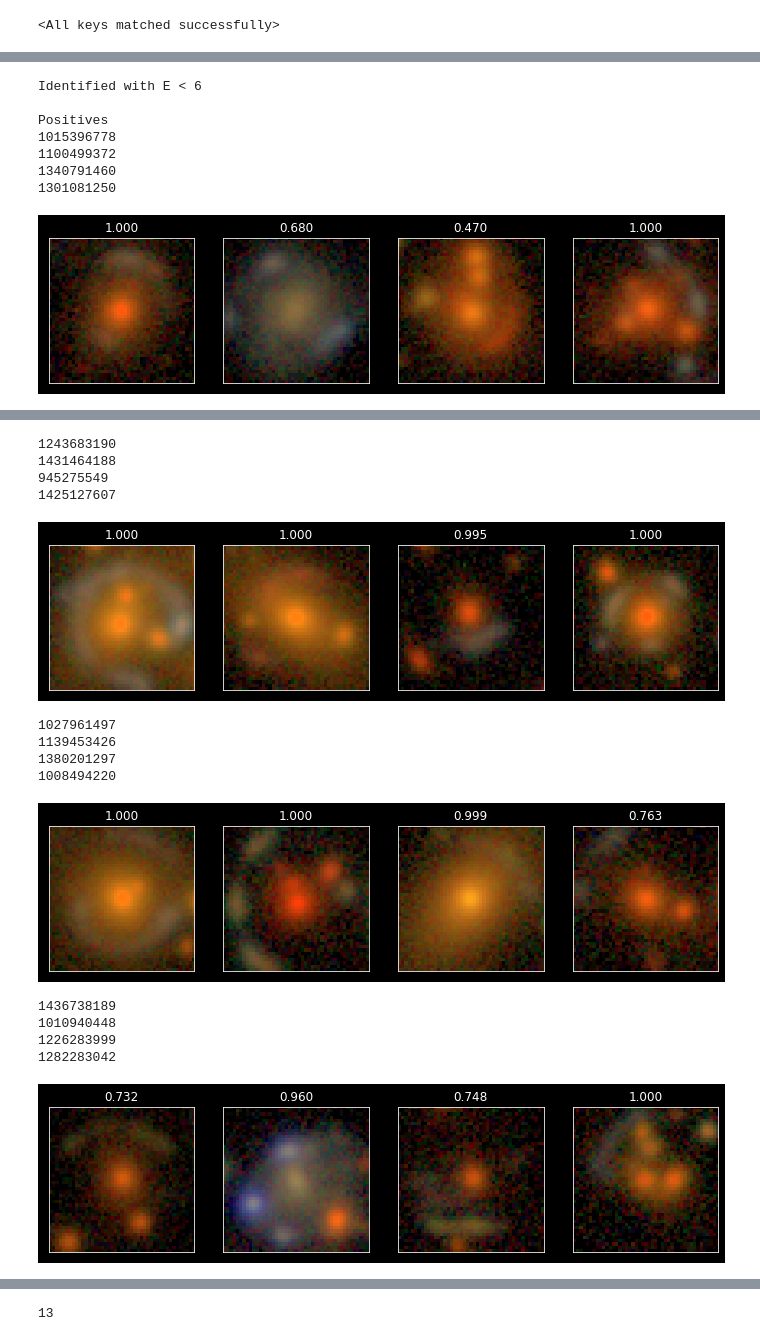
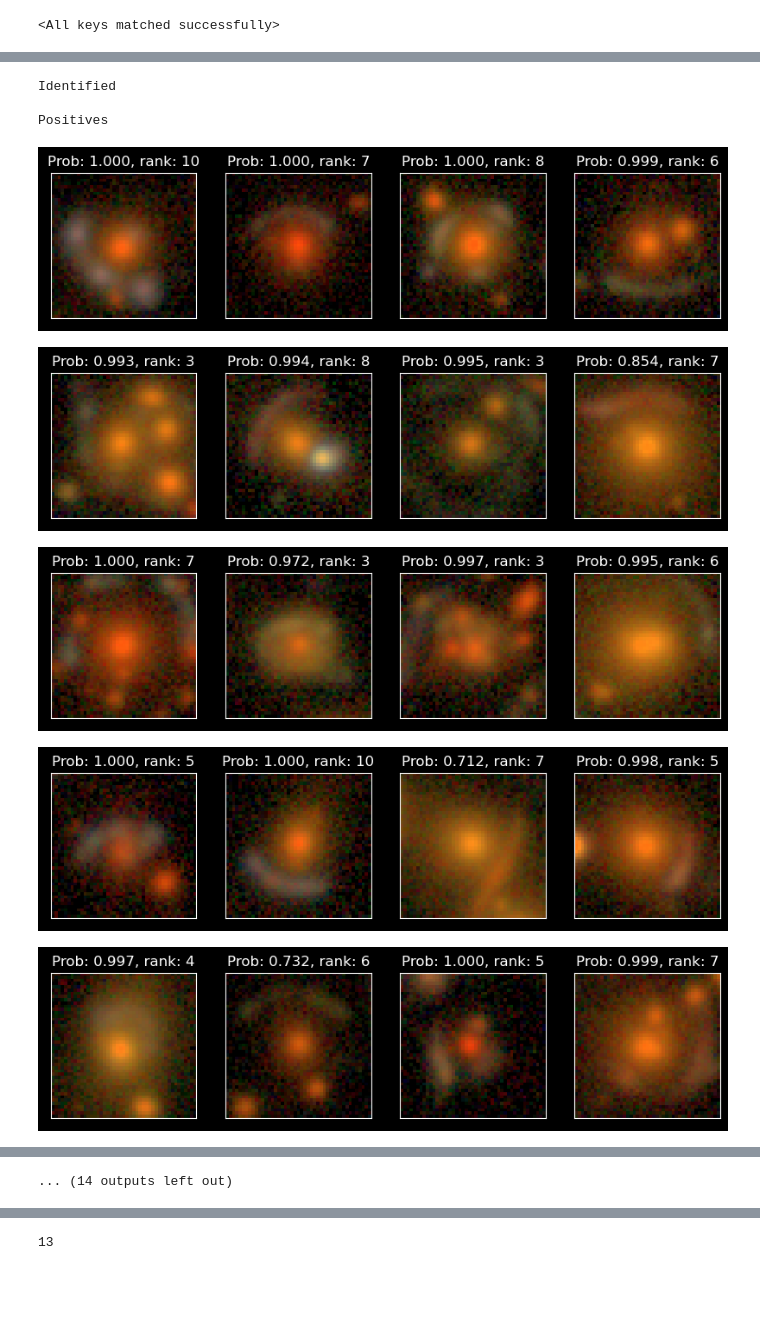
Before and after one commit to JimenaGonzalez/Searching-double-lenses, a Jupyter notebook: vit_cnn_multiclass/Real_lenses_search_Jack.ipynb, the cells around one changed output, grey strips where cells are left out. Saved outputs shown, nothing was run; the diff lists cells and outputs as text; code cells hidden in the pictures; blank space fills up the shorter version.

```diff
--- a/vit_cnn_multiclass/Real_lenses_search_Jack.ipynb
+++ b/vit_cnn_multiclass/Real_lenses_search_Jack.ipynb
@@ -210,18 +210,18 @@ for i in range(len(all_data)):
     wrong_data = wrong_data.append(all_data[i])
 # %%
 #Default threshold of probability
-print('Total: ' + str(len(lenses)))
+n_out = len(right_data[right_data['einstein_radius'] >= 6]) + len(wrong_data[wrong_data['einstein_radius'] >= 6])
+print('Total: {}, with Einstein radius > 6: {}'.format(len(lenses), n_out))
 print('Detected: {}, not detected: {} \n'.format(len(right_data), len(wrong_data)))
 
-print('Not identified lenses with Einstein radius > 6: ' + str(len(wrong_data[wrong_data['einstein_radius'] > 6])))
-print('Identified lenses with Einstein radius < 6: ' + str(len(right_data[right_data['einstein_radius'] <= 6])))
+print('Not identified lenses with Einstein radius > 6: ' + str(len(wrong_data[wrong_data['einstein_radius'] >= 6])))
+print('Identified lenses with Einstein radius > 6: ' + str(len(right_data[right_data['einstein_radius'] >= 6])))
 print(' ')
 
 for i in range(len(images)):
     if(len(images[i])==0): continue
-    num = len(all_data[i][all_data[i]['einstein_radius'] <= 6 ])
     line = 'Labeled as {}: {}'.format(categories[i], len(images[i]))
-    print(line, '| ' + str(num))
+    print('Labeled as {}: {}'.format(categories[i], len(images[i])))
 
 
 print(' ')
@@ -278,12 +279,12 @@ def make_plot_all(objects, data):
 
     for i in range(len(objects)):
         if(i%4 == 0):
-            plt.figure(figsize=(12,8))
+            plt.figure(figsize=(10,6))
             for j in range(4):
                 if(i+j > len(objects)-1): break
                 plt.subplot(1,4,j+1)
-                title = '{:.3f}'.format(data['Prob'].values[i+j])
-                print(data['COADD_OBJECT_ID'].values[i+j])
+                title = 'Prob: {:.3f}, rank: {}'.format(data['Prob'].values[i+j], int(data['rank'].values[i+j]))
+                #print(data['COADD_OBJECT_ID'].values[i+j])
                 plt.title(title)
                 rgb = make_lupton_rgb(objects[i+j][2], objects[i+j][1], objects[i+j][0], Q=11., stretch=40.)
                 plt.imshow(rgb, aspect='equal')
@@ -336,15 +319,14 @@ Crowded
 # %%
-#Identified with E < 6
-print('Identified with E < 6 \n')
+#Identified
+print('Identified \n')
 print(categories[0])
-ind = all_data[0][all_data[0]['einstein_radius'] <= 6 ].index
-make_plot_all(images[0][ind], all_data[0].iloc[ind])
+make_plot_all(images[0], all_data[0])
 # %% [output]
-Identified with E < 6
+Identified
 
 Positives
-1015396778
-1100499372
-1340791460
-1301081250
-[figure, old version]
+[figure, new version]
+[figure, new version]
+[figure, new version]
+[figure, new version]
+[figure, new version]
@@ -351,15 +339 @@ Positives
-1243683190
-1431464188
-945275549
-1425127607
+... (14 outputs left out)
-[figure, old version]
-1027961497
-1139453426
-1380201297
-1008494220
-[figure, old version]
-1436738189
-1010940448
-1226283999
-1282283042
-[figure, old version]
```
Also changed, not shown: parts of 13 cells of this notebook.
